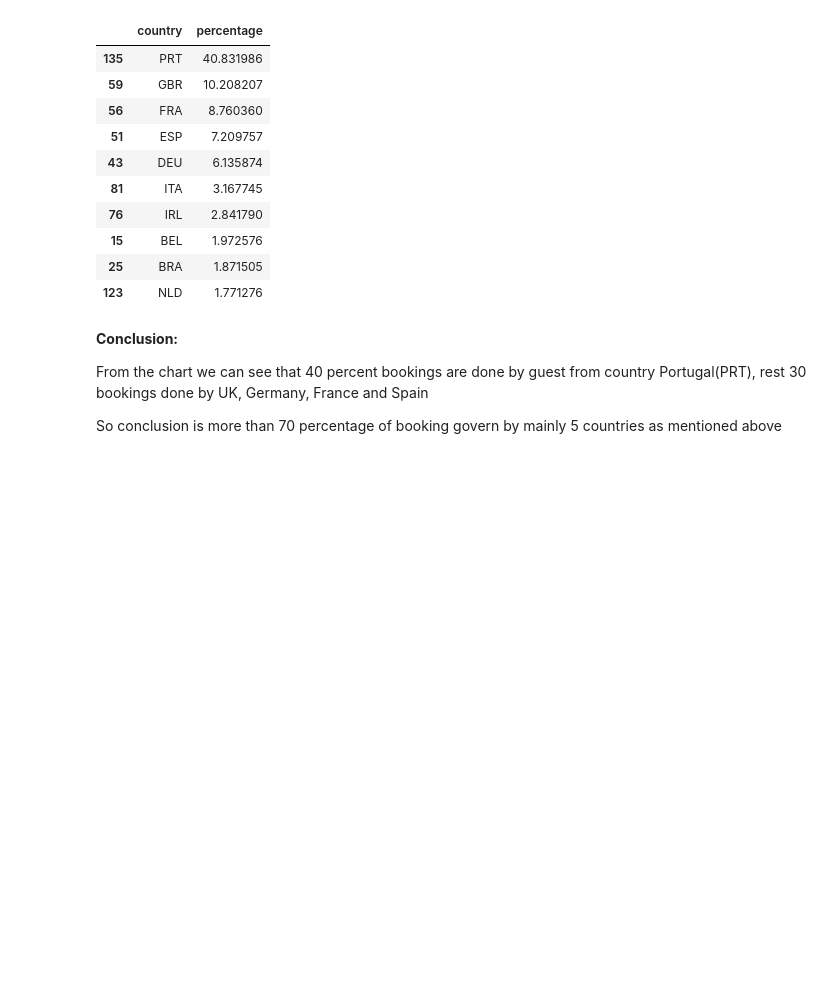
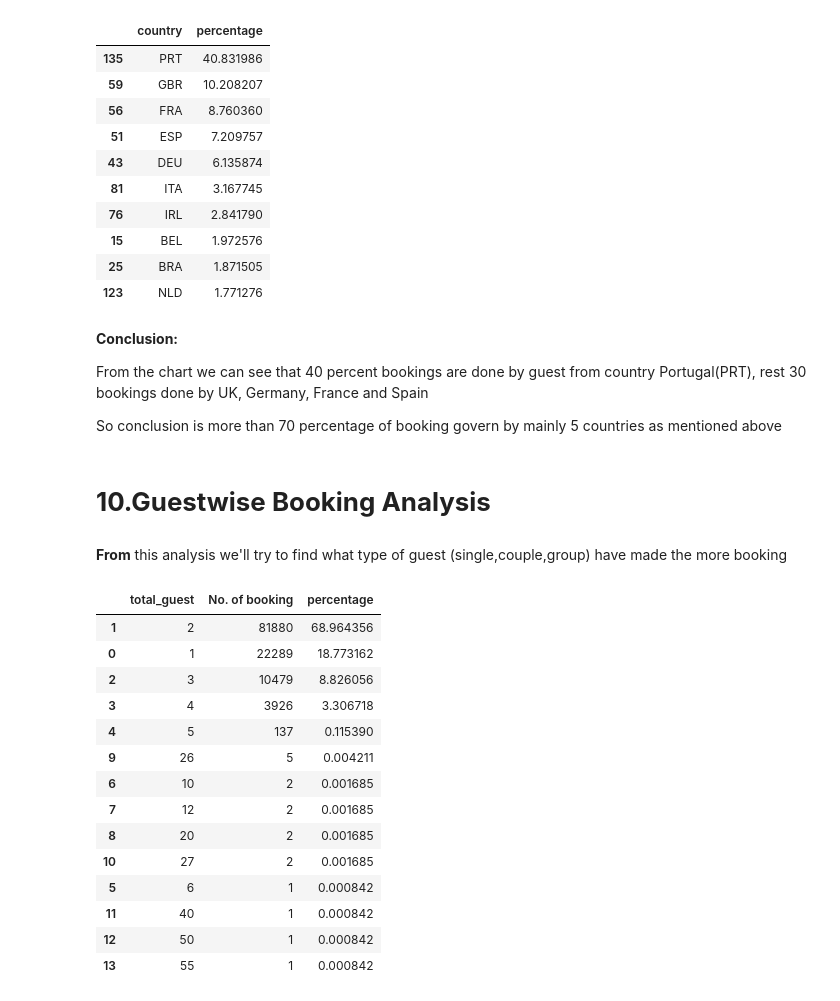
Before and after one commit to NV1511/Hotel-Booking-Data-Analysis, a Jupyter notebook: Capstone_Project_Hotel_Booking_Analysis.ipynb, the cells around one changed output. Cells and saved outputs as stored; diff of their text form; code cells hidden in the pictures; blank space fills up the shorter version.

```diff
--- a/Capstone_Project_Hotel_Booking_Analysis.ipynb
+++ b/Capstone_Project_Hotel_Booking_Analysis.ipynb
@@ -399,3 +399,29 @@ d
 From the chart we can see that 40 percent bookings are done by guest from country Portugal(PRT), rest 30 bookings done by UK, Germany, France and Spain
 
 So conclusion is more than 70 percentage of booking govern by mainly 5 countries as mentioned above
+# %% [markdown]
+# **10.Guestwise Booking Analysis**
+# %% [markdown]
+**From** this analysis we'll try to find what type of guest (single,couple,group) have made the more booking
+# %%
+# Accomodation type wise Analysis
+guest_wise=df.groupby('total_guest')['hotel'].count().reset_index().sort_values(by='hotel',ascending=False)
+guest_wise['percentage']=guest_wise['hotel']/guest_wise['hotel'].sum()*100
+guest_wise.rename(columns={'hotel':'No. of booking'},inplace=True) # Rename columns
+guest_wise
+# %% [output]
+|  | total_guest | No. of booking | percentage |
+| 1 | 2 | 81880 | 68.964356 |
+| 0 | 1 | 22289 | 18.773162 |
+| 2 | 3 | 10479 | 8.826056 |
+| 3 | 4 | 3926 | 3.306718 |
+| 4 | 5 | 137 | 0.115390 |
+| 9 | 26 | 5 | 0.004211 |
+| 6 | 10 | 2 | 0.001685 |
+| 7 | 12 | 2 | 0.001685 |
+| 8 | 20 | 2 | 0.001685 |
+| 10 | 27 | 2 | 0.001685 |
+| 5 | 6 | 1 | 0.000842 |
+| 11 | 40 | 1 | 0.000842 |
+| 12 | 50 | 1 | 0.000842 |
+| 13 | 55 | 1 | 0.000842 |
```
Also changed, not shown: parts of 10 cells of this notebook.
